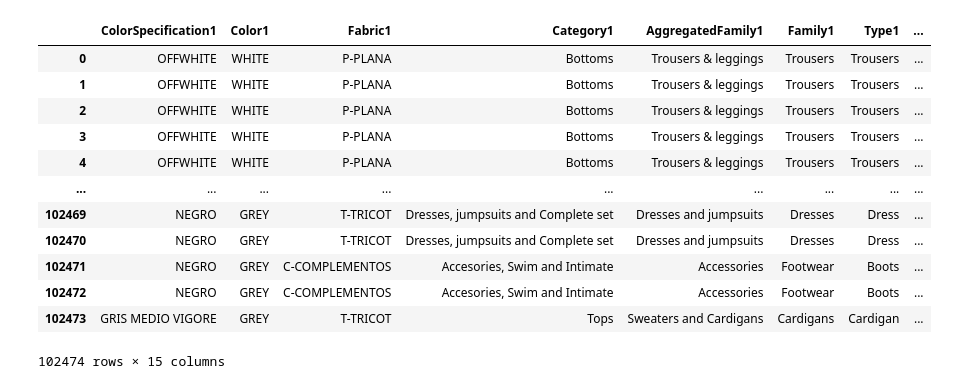
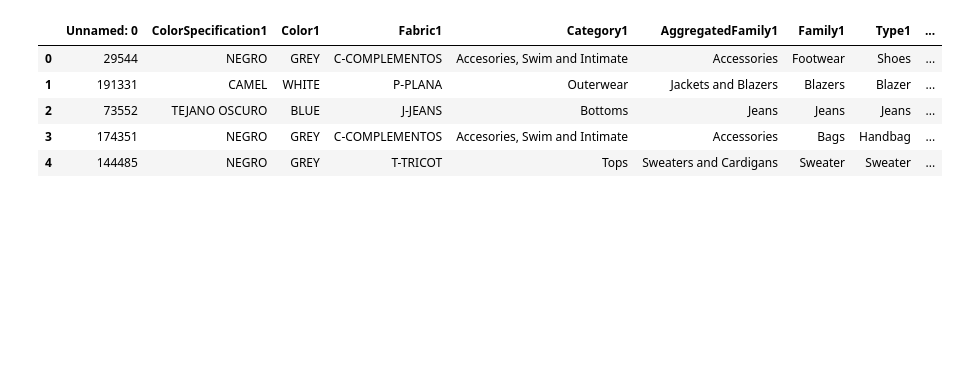
Before and after one commit to nachogris/datathon-2023-fashion-compatibility, a Jupyter notebook: outfitGenerator.ipynb, the cells around one changed output. Cells and saved outputs as stored; diff of their text form; code cells hidden in the pictures; blank space fills up the shorter version.

```diff
--- a/outfitGenerator.ipynb
+++ b/outfitGenerator.ipynb
@@ -41,18 +9,11 @@ for code in tqdm(clean_data['cod_outfit'].unique()):
 # %%
-data_model.to_csv("datathon/dataset/data_model.csv")
+data_model = pd.read_csv("data_model.csv")
 # %%
-data_model
+data_model.head()
 # %% [output]
-|  | ColorSpecification1 | Color1 | Fabric1 | Category1 | AggregatedFamily1 | Family1 | Type1 | ... |
-| 0 | OFFWHITE | WHITE | P-PLANA | Bottoms | Trousers & leggings | Trousers | Trousers | ... |
-| 1 | OFFWHITE | WHITE | P-PLANA | Bottoms | Trousers & leggings | Trousers | Trousers | ... |
-| 2 | OFFWHITE | WHITE | P-PLANA | Bottoms | Trousers & leggings | Trousers | Trousers | ... |
-| 3 | OFFWHITE | WHITE | P-PLANA | Bottoms | Trousers & leggings | Trousers | Trousers | ... |
-| 4 | OFFWHITE | WHITE | P-PLANA | Bottoms | Trousers & leggings | Trousers | Trousers | ... |
-| ... | ... | ... | ... | ... | ... | ... | ... | ... |
-| 102469 | NEGRO | GREY | T-TRICOT | Dresses, jumpsuits and Complete set | Dresses and jumpsuits | Dresses | Dress | ... |
-| 102470 | NEGRO | GREY | T-TRICOT | Dresses, jumpsuits and Complete set | Dresses and jumpsuits | Dresses | Dress | ... |
-| 102471 | NEGRO | GREY | C-COMPLEMENTOS | Accesories, Swim and Intimate | Accessories | Footwear | Boots | ... |
-| 102472 | NEGRO | GREY | C-COMPLEMENTOS | Accesories, Swim and Intimate | Accessories | Footwear | Boots | ... |
-| 102473 | GRIS MEDIO VIGORE | GREY | T-TRICOT | Tops | Sweaters and Cardigans | Cardigans | Cardigan | ... |
+|  | Unnamed: 0 | ColorSpecification1 | Color1 | Fabric1 | Category1 | AggregatedFamily1 | Family1 | Type1 | ... |
+| 0 | 29544 | NEGRO | GREY | C-COMPLEMENTOS | Accesories, Swim and Intimate | Accessories | Footwear | Shoes | ... |
+| 1 | 191331 | CAMEL | WHITE | P-PLANA | Outerwear | Jackets and Blazers | Blazers | Blazer | ... |
+| 2 | 73552 | TEJANO OSCURO | BLUE | J-JEANS | Bottoms | Jeans | Jeans | Jeans | ... |
+| 3 | 174351 | NEGRO | GREY | C-COMPLEMENTOS | Accesories, Swim and Intimate | Accessories | Bags | Handbag | ... |
+| 4 | 144485 | NEGRO | GREY | T-TRICOT | Tops | Sweaters and Cardigans | Sweater | Sweater | ... |
-102474 rows × 15 columns
```
Also changed, not shown: parts of 21 cells of this notebook.
